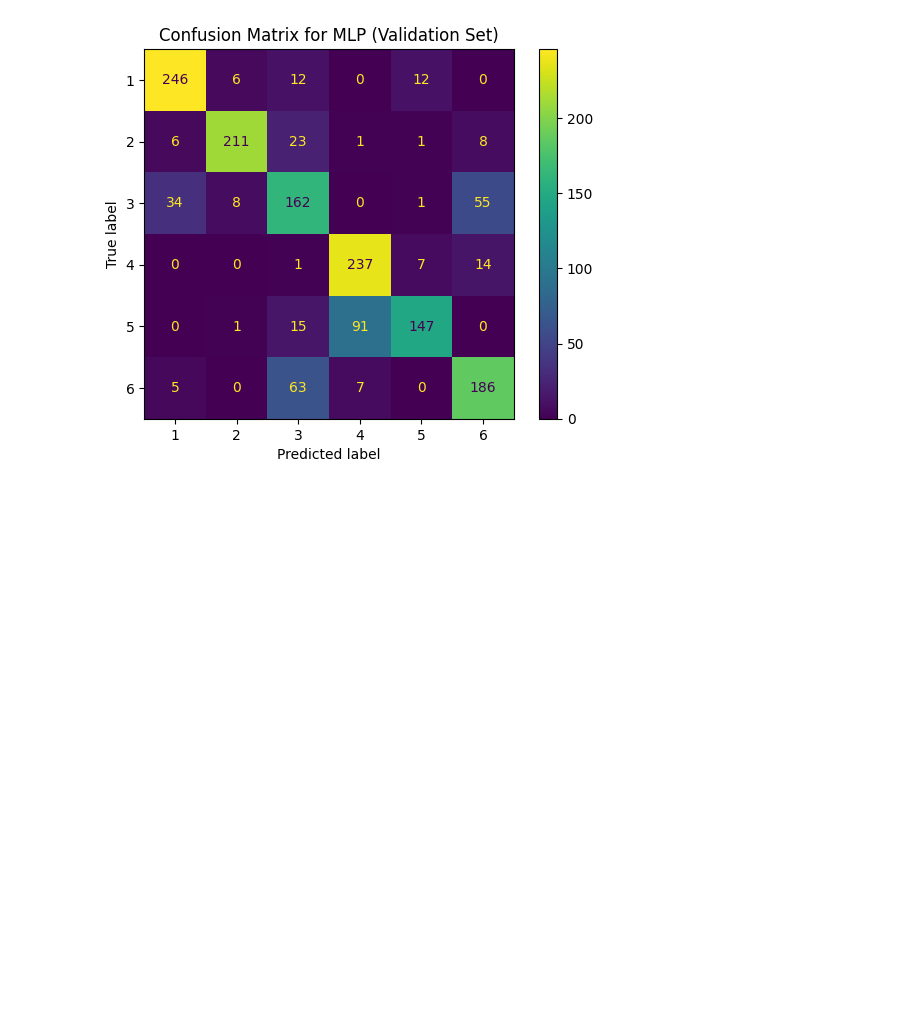
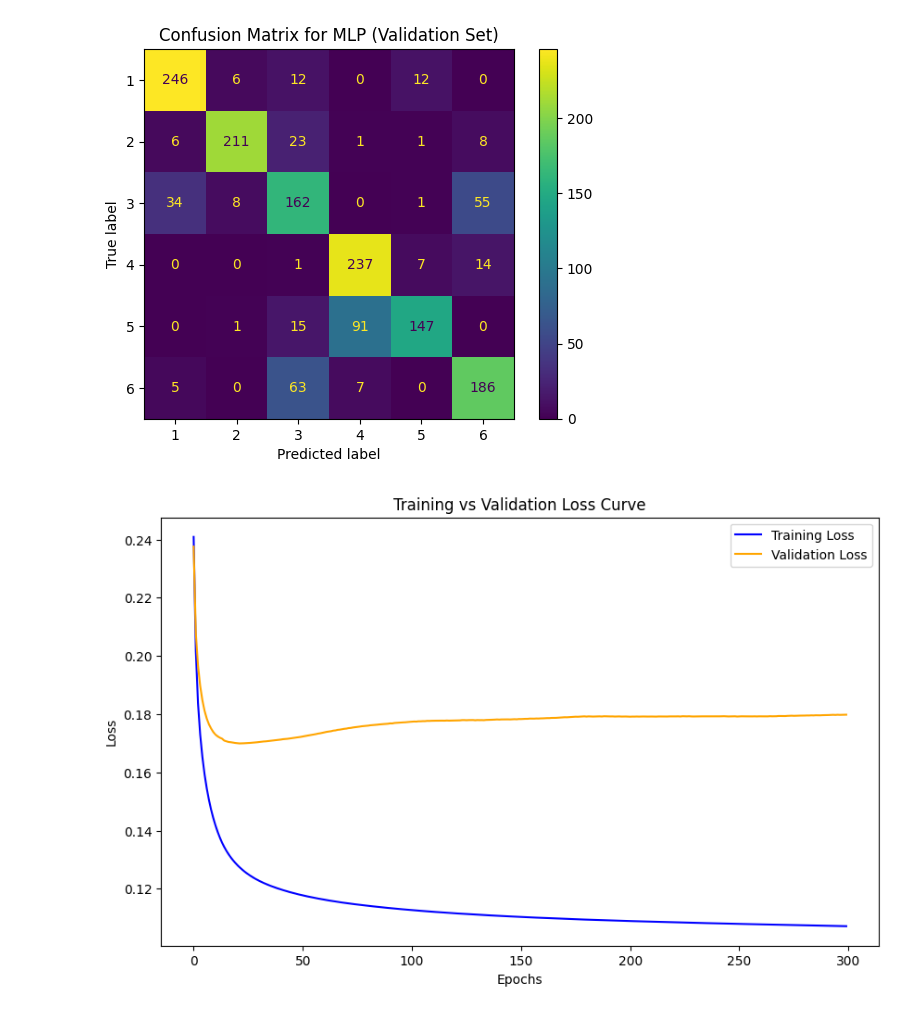
Before and after one commit to FrankDelft/ML_EE_EMG, a Jupyter notebook: main.ipynb, the cells around one changed output. Cells and saved outputs as stored; diff of their text form; code cells hidden in the pictures; blank space fills up the shorter version.

```diff
--- a/main.ipynb
+++ b/main.ipynb
@@ -1133,3 +1037,96 @@ Classification Report:
    macro avg       0.78      0.76      0.76      1560
 weighted avg       0.77      0.76      0.76      1560
 [figure]
+# %%
+from sklearn.model_selection import StratifiedKFold
+from sklearn.metrics import log_loss
+
+# Initialize MLPClassifier parameters
+mlp_model = MLPClassifier(
+    solver='sgd',
+    learning_rate_init=0.001,
+    learning_rate='adaptive',
+    hidden_layer_sizes=(100, 100),
+    batch_size=32,
+    alpha=0.1,
+    activation='relu',
+    max_iter=300,
+    random_state=42,
+    warm_start=True
+)
+
+# Set up k-fold cross-validation
+k = 5
+skf = StratifiedKFold(n_splits=k)
+
+# Variables to store the losses
+train_losses = []
+val_losses = []
+epochs = 300  # Number of epochs
+
+# Train and validate on each fold
+for train_index, val_index in skf.split(X_train, y_train):
+    X_train_fold, X_val_fold = X_train[train_index], X_train[val_index]
+    y_train_fold, y_val_fold = y_train[train_index], y_train[val_index]
+
+    # Track losses for this fold
+    fold_train_loss = []
+    fold_val_loss = []
+
+    for epoch in range(epochs):
+        # Train the model for one epoch
+        mlp_model.partial_fit(X_train_fold, y_train_fold, classes=np.unique(y_train))
+
+        # Calculate the training loss (log loss for classification tasks)
+        y_train_pred_proba = mlp_model.predict_proba(X_train_fold)
+        y_val_pred_proba = mlp_model.predict_proba(X_val_fold)
+
+        train_loss = log_loss(y_train_fold, y_train_pred_proba)
+        val_loss = log_loss(y_val_fold, y_val_pred_proba)
+
+        # Store the losses
+        fold_train_loss.append(train_loss)
+        fold_val_loss.append(val_loss)
+
+    # Append fold losses to global lists
+    train_losses.append(fold_train_loss)
+    val_losses.append(fold_val_loss)
+
+# Average the losses over all folds
+avg_train_loss = np.mean(train_losses, axis=0)
+avg_val_loss = np.mean(val_losses, axis=0)
+
+# Plot the training vs validation loss curve
+plt.figure(figsize=(10, 6))
+plt.plot(range(epochs), avg_train_loss, label='Training Loss', color='blue')
+plt.plot(range(epochs), avg_val_loss, label='Validation Loss', color='orange')
+plt.xlabel('Epochs')
+plt.ylabel('Loss')
+plt.title('Training vs Validation Loss Curve')
+plt.legend()
+plt.show()
+
+version = 1
+model_dir = "models"
+while True:
+    model_filename = f"mlp_{version}.pkl"
+    model_path = os.path.join(model_dir, model_filename)
+    if not os.path.exists(model_path):
+        break
+    version += 1
+
+# Save the model
+with open(model_path, 'wb') as f:
+    pickle.dump({'model': mlp_model}, f)
+print(f"Model saved as {model_path}\n")
+
+# Test the model
+test_model(mlp_model, X_train, y_train, X_test, y_test)
+
+# Plot the confusion matrix for the testing set
+from sklearn.metrics import ConfusionMatrixDisplay
+ConfusionMatrixDisplay.from_estimator(mlp_model, X_test, y_test)
+plt.title(f'Confusion Matrix for MLP (Testing Set)')
+plt.show()
+# %% [output]
+[figure, added]
```
Also changed, not shown: parts of 8 cells of this notebook, 15 other files.
